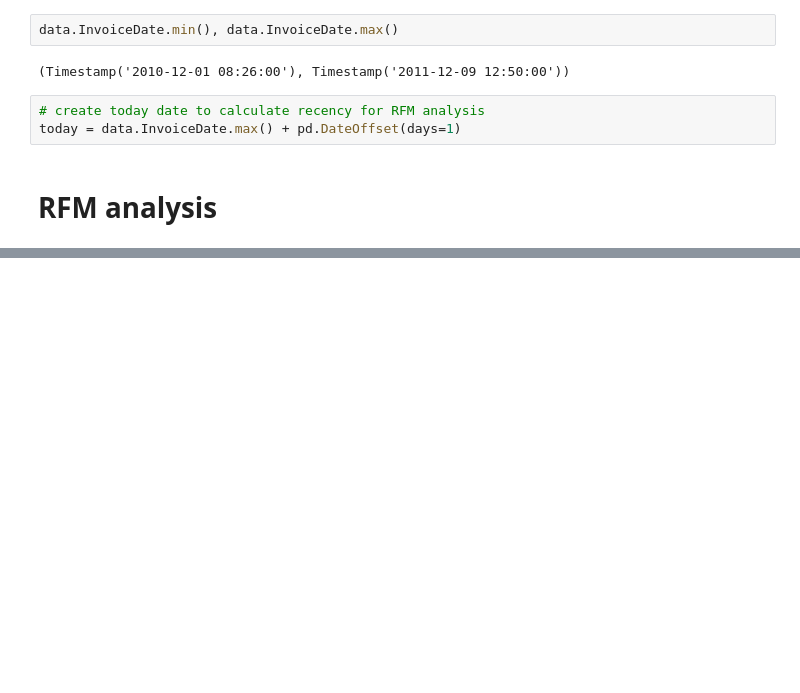
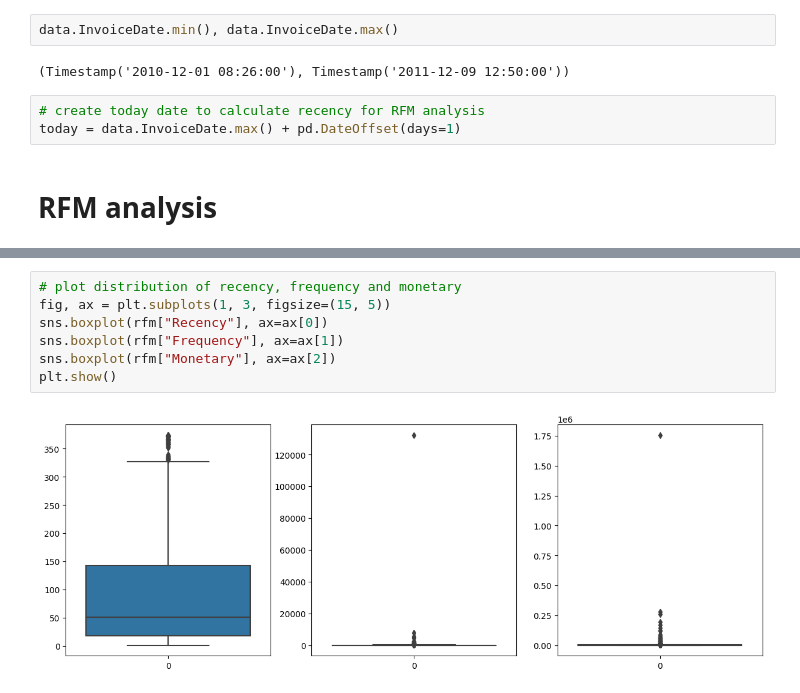
Before and after one commit to uzunb/crm-analysis-of-ecommerce-data, a Jupyter notebook: main.ipynb, the cells around one changed output, grey strips where cells are left out. Cells and saved outputs as stored; diff of their text form; blank space fills up the shorter version.

```diff
--- a/main.ipynb
+++ b/main.ipynb
@@ -92,0 +243,9 @@ today = data.InvoiceDate.max() + pd.DateOffset(days=1)
+# %%
+# plot distribution of recency, frequency and monetary
+fig, ax = plt.subplots(1, 3, figsize=(15, 5))
+sns.boxplot(rfm["Recency"], ax=ax[0])
+sns.boxplot(rfm["Frequency"], ax=ax[1])
+sns.boxplot(rfm["Monetary"], ax=ax[2])
+plt.show()
+# %% [output]
+[figure, added]
```
Also changed, not shown: parts of 24 cells of this notebook.
